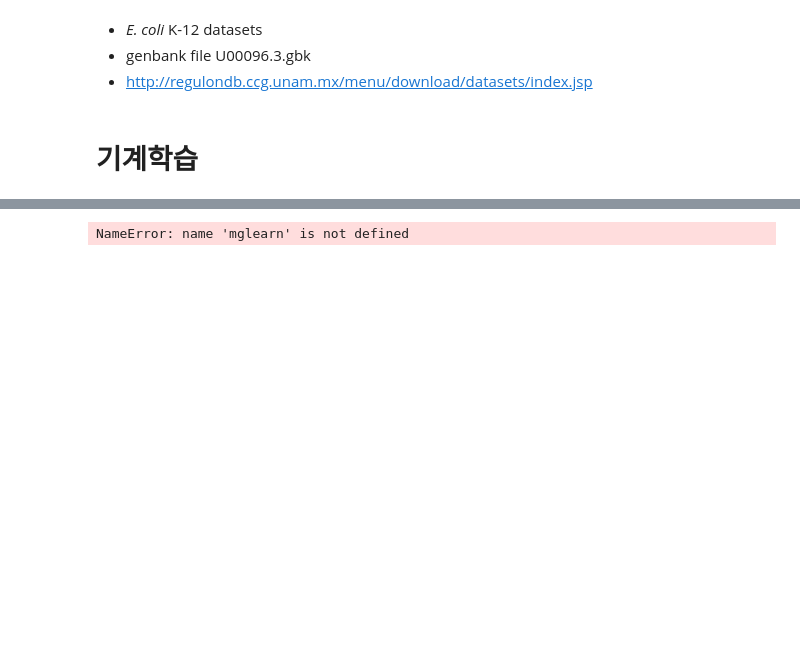
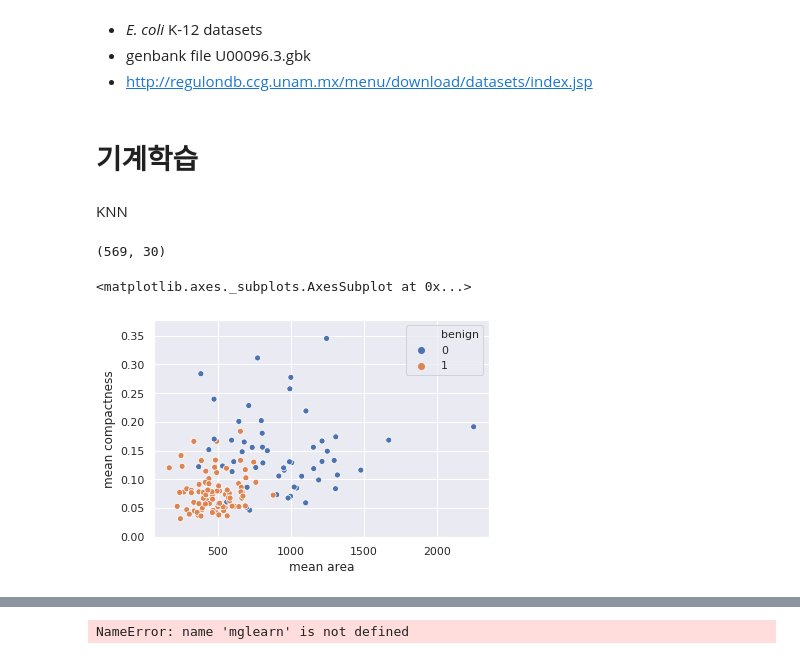
Before and after one commit to greendaygh/bioengml, a Jupyter notebook: bioeng-ml-python.ipynb, the cells around one changed output, grey strips where cells are left out. Saved outputs shown, nothing was run; the diff lists cells and outputs as text; code cells hidden in the pictures; blank space fills up the shorter version.

```diff
--- a/bioeng-ml-python.ipynb
+++ b/bioeng-ml-python.ipynb
@@ -1095,3 +1218,40 @@ T:   1.67  -4.00  -4.00  -4.00  -4.00
 * http://regulondb.ccg.unam.mx/menu/download/datasets/index.jsp
 # %% [markdown]
 # 기계학습
+# %% [markdown]
+KNN
+# %%
+import numpy as np
+import pandas as pd
+import matplotlib.pyplot as plt
+
+from sklearn.datasets import load_breast_cancer
+from sklearn.metrics import confusion_matrix
+from sklearn.neighbors import KNeighborsClassifier
+from sklearn.model_selection import train_test_split
+import seaborn as sns
+sns.set()
+# %%
+breast_cancer = load_breast_cancer()
+# %%
+print(breast_cancer.data.shape)
+X = pd.DataFrame(breast_cancer.data, columns=breast_cancer.feature_names)
+# %% [output]
+(569, 30)
+# %%
+X[['mean area', 'mean compactness']]
+y = pd.Categorical.from_codes(breast_cancer.target, breast_cancer.target_names)
+y = pd.get_dummies(y, drop_first=True)
+X_train, X_test, y_train, y_test = train_test_split(X, y, random_state=1)
+knn = KNeighborsClassifier(n_neighbors=5, metric='euclidean')
+knn.fit(X_train, y_train)
+y_pred = knn.predict(X_test)
+sns.scatterplot(
+    x='mean area',
+    y='mean compactness',
+    hue='benign',
+    data=X_test.join(y_test, how='outer')
+)
+# %% [output]
+<matplotlib.axes._subplots.AxesSubplot at 0x...>
+[figure, added]
```
Also changed, not shown: parts of 47 cells of this notebook, 4 other files.
